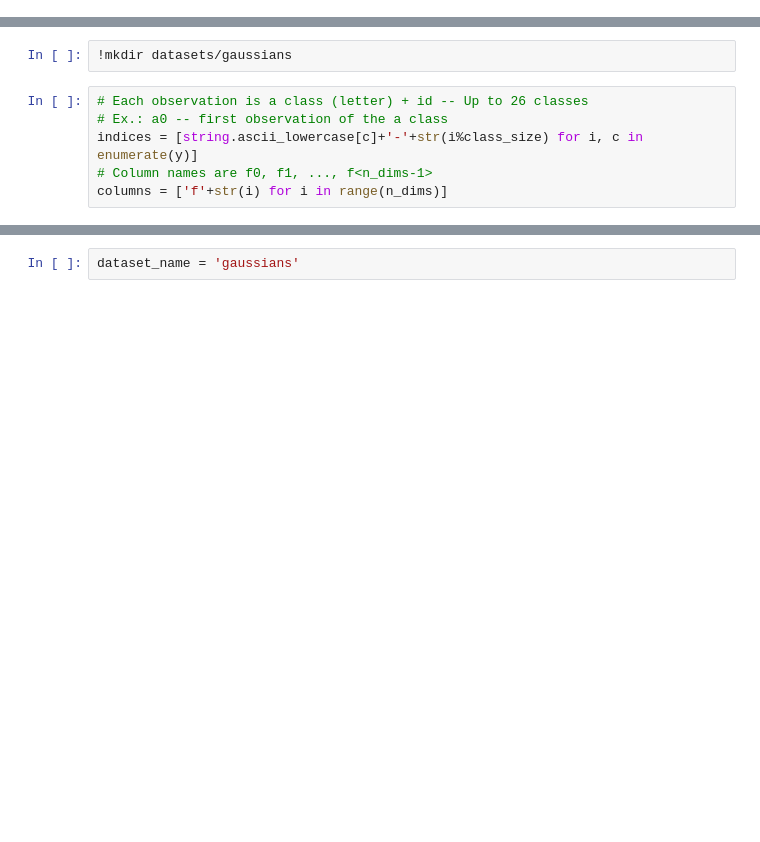
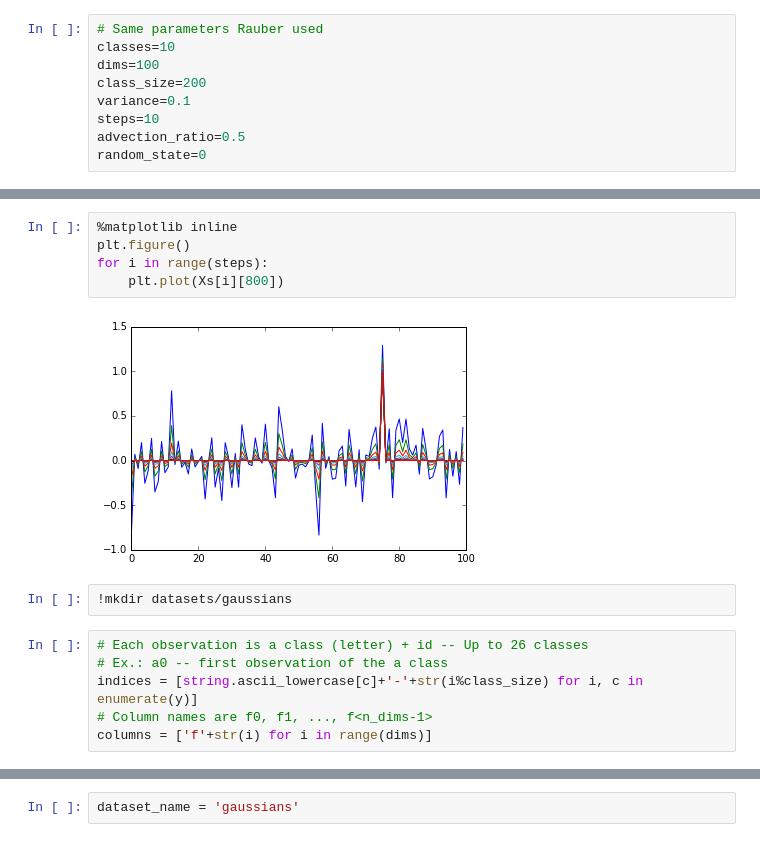
Before and after one commit to EduardoVernier/dynamic-projection-tests, a Jupyter notebook: GaussiansGenerator.ipynb, the cells around one changed output, grey strips where cells are left out. Saved outputs shown, nothing was run; the diff lists cells and outputs as text; blank space fills up the shorter version.

```diff
--- a/GaussiansGenerator.ipynb
+++ b/GaussiansGenerator.ipynb
@@ -5,0 +7,9 @@ from sklearn.utils import check_random_state
+# %%
+# Same parameters Rauber used
+classes=10
+dims=100
+class_size=200
+variance=0.1
+steps=10
+advection_ratio=0.5
+random_state=0
@@ -44,3 +110,10 @@ Xs, y = create_blobs(classes=n_classes, class_size=class_size, dims=n_dims, adve
+# %%
+%matplotlib inline
+plt.figure()
+for i in range(steps):
+    plt.plot(Xs[i][800])
+# %% [output]
+[figure, added]
 # %%
 !mkdir datasets/gaussians
 # %%
@@ -48,4 +121,4 @@ Xs, y = create_blobs(classes=n_classes, class_size=class_size, dims=n_dims, adve
 # Ex.: a0 -- first observation of the a class
 indices = [string.ascii_lowercase[c]+'-'+str(i%class_size) for i, c in enumerate(y)]
 # Column names are f0, f1, ..., f<n_dims-1>
-columns = ['f'+str(i) for i in range(n_dims)]
+columns = ['f'+str(i) for i in range(dims)]
```
Also changed, not shown: parts of 12 cells of this notebook, 13 other files.
